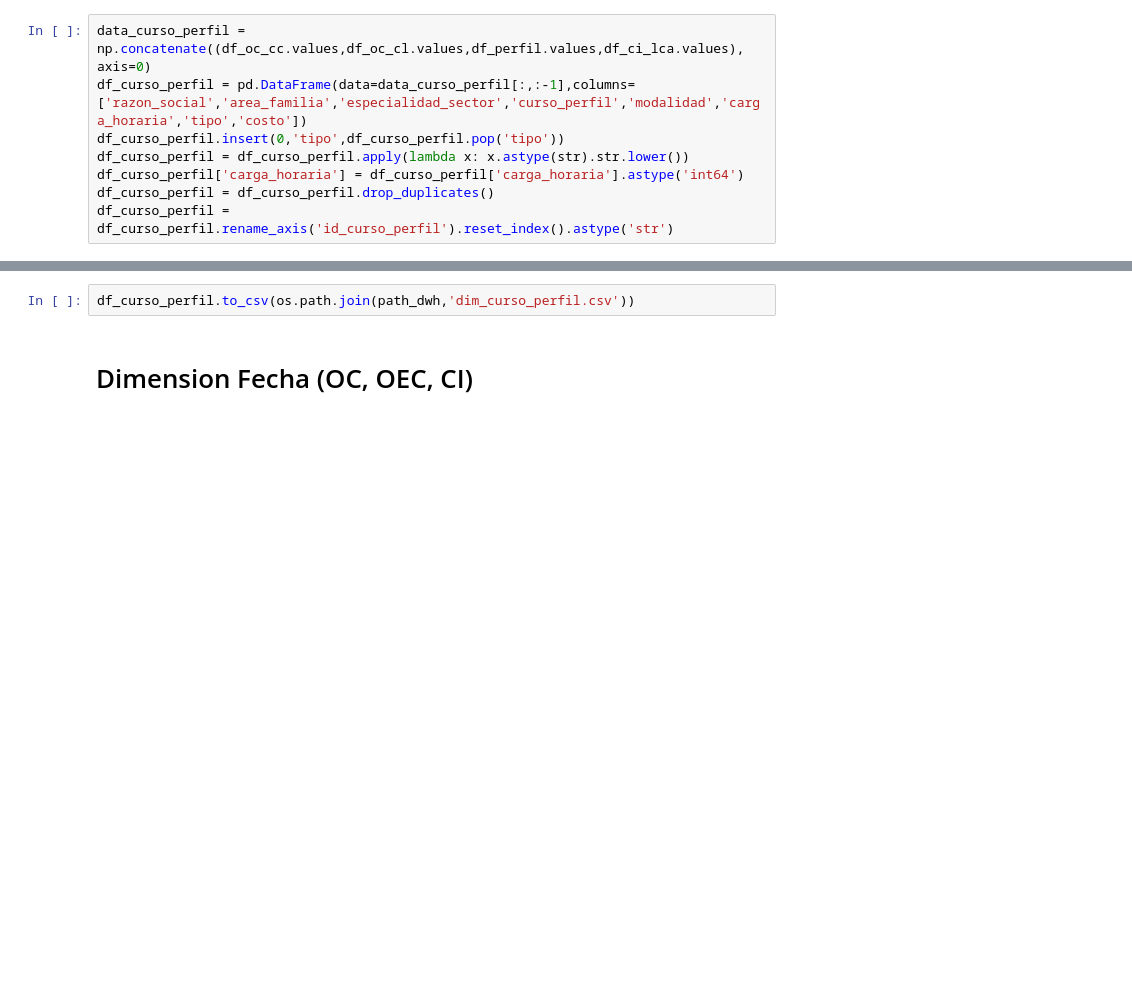
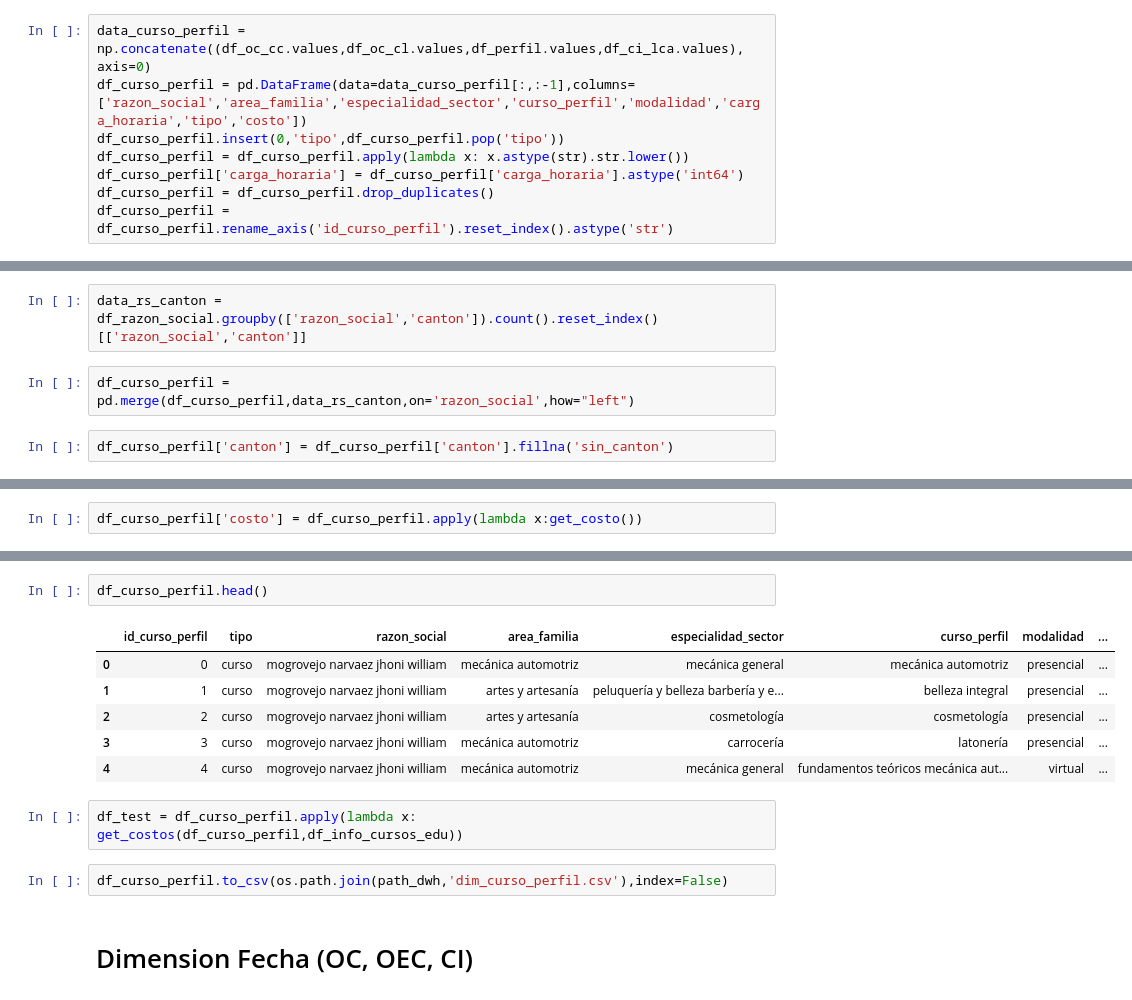
Before and after one commit to Herziox/Data-Mining-System-SETEC, a Jupyter notebook: 3_data_preprocesing_module/Data_PreProcesing-Cursos_Perfiles.ipynb, the cells around one changed output, grey strips where cells are left out. Drawn from its saved outputs; the diff is of its cells as text; blank space fills up the shorter version.

```diff
--- a/3_data_preprocesing_module/Data_PreProcesing-Cursos_Perfiles.ipynb
+++ b/3_data_preprocesing_module/Data_PreProcesing-Cursos_Perfiles.ipynb
@@ -572,0 +610,6 @@ df_curso_perfil = df_curso_perfil.rename_axis('id_curso_perfil').reset_index().a
+# %%
+data_rs_canton = df_razon_social.groupby(['razon_social','canton']).count().reset_index()[['razon_social','canton']]
+# %%
+df_curso_perfil = pd.merge(df_curso_perfil,data_rs_canton,on='razon_social',how="left")
+# %%
+df_curso_perfil['canton'] = df_curso_perfil['canton'].fillna('sin_canton')
@@ -572,0 +699,2 @@ df_curso_perfil = df_curso_perfil.rename_axis('id_curso_perfil').reset_index().a
+# %%
+df_curso_perfil['costo'] = df_curso_perfil.apply(lambda x:get_costo())
@@ -573,5 +768,16 @@ df_curso_perfil = df_curso_perfil.rename_axis('id_curso_perfil').reset_index().a
+# %%
+df_curso_perfil.head()
+# %% [output]
+|  | id_curso_perfil | tipo | razon_social | area_familia | especialidad_sector | curso_perfil | modalidad | ... |
+| 0 | 0 | curso | mogrovejo narvaez jhoni william | mecánica automotriz | mecánica general | mecánica automotriz | presencial | ... |
+| 1 | 1 | curso | mogrovejo narvaez jhoni william | artes y artesanía | peluquería y belleza barbería y e... | belleza integral | presencial | ... |
+| 2 | 2 | curso | mogrovejo narvaez jhoni william | artes y artesanía | cosmetología | cosmetología | presencial | ... |
+| 3 | 3 | curso | mogrovejo narvaez jhoni william | mecánica automotriz | carrocería | latonería | presencial | ... |
+| 4 | 4 | curso | mogrovejo narvaez jhoni william | mecánica automotriz | mecánica general | fundamentos teóricos mecánica aut... | virtual | ... |
+# %%
+df_test = df_curso_perfil.apply(lambda x: get_costos(df_curso_perfil,df_info_cursos_edu))
 # %%
-df_curso_perfil.to_csv(os.path.join(path_dwh,'dim_curso_perfil.csv'))
+df_curso_perfil.to_csv(os.path.join(path_dwh,'dim_curso_perfil.csv'),index=False)
 # %% [markdown]
 # Dimension Fecha (OC, OEC, CI)
 # %%
```
Also changed, not shown: parts of 10 cells of this notebook, 4 other files.
